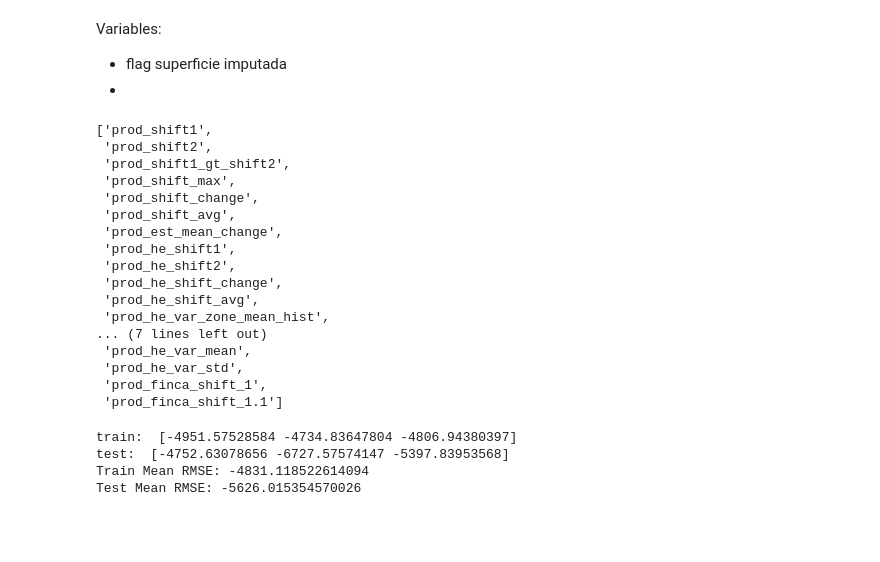
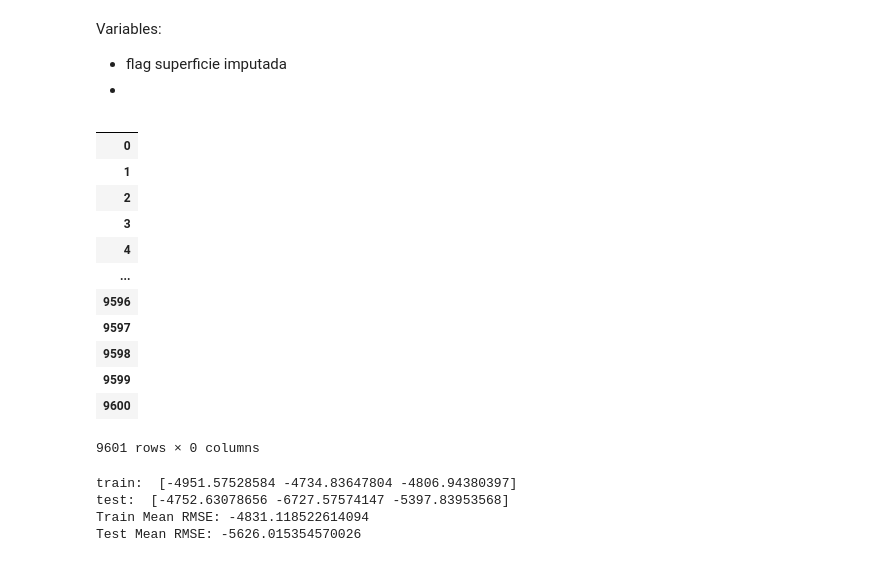
Before and after one commit to vitostamatti/datathon-cajamar-malbecs, a Jupyter notebook: notebooks/modeling/modeling-vito.ipynb, the cells around one changed output. Saved outputs shown, nothing was run; the diff lists cells and outputs as text; code cells hidden in the pictures; blank space fills up the shorter version.

```diff
--- a/notebooks/modeling/modeling-vito.ipynb
+++ b/notebooks/modeling/modeling-vito.ipynb
@@ -35,6 +35,22 @@ with open("../../data/final/eto_features.txt", "r") as f:
 
 with open("../../data/final/wine_features.txt", "r") as f:
     wine_cols = f.read().split("\n")
+# %%
+data[[]]
+# %% [output]
+|  |
+| 0 |
+| 1 |
+| 2 |
+| 3 |
+| 4 |
+| ... |
+| 9596 |
+| 9597 |
+| 9598 |
+| 9599 |
+| 9600 |
+9601 rows × 0 columns
 # %%
 data_train = tr.filter_camp(data.copy(), min_camp=15, max_camp=21)
 
@@ -67,26 +84,6 @@ train_idxs, test_idxs = tr.CampKFold.get_train_test(
 )
 
 cv = tr.CampKFold(train_idxs, test_idxs)
-# %%
-[c for c in X.columns if "prod" in c]
-# %% [output]
-['prod_shift1',
- 'prod_shift2',
- 'prod_shift1_gt_shift2',
- 'prod_shift_max',
- 'prod_shift_change',
- 'prod_shift_avg',
- 'prod_est_mean_change',
- 'prod_he_shift1',
- 'prod_he_shift2',
- 'prod_he_shift_change',
- 'prod_he_shift_avg',
- 'prod_he_var_zone_mean_hist',
-... (7 lines left out)
- 'prod_he_var_mean',
- 'prod_he_var_std',
- 'prod_finca_shift_1',
- 'prod_finca_shift_1.1']
 # %%
 from sklearn.linear_model import LinearRegression, Lasso, Ridge, ElasticNet, HuberRegressor
 from sklearn.preprocessing import RobustScaler, StandardScaler
```
Also changed, not shown: parts of 11 cells of this notebook, 7 other files.
